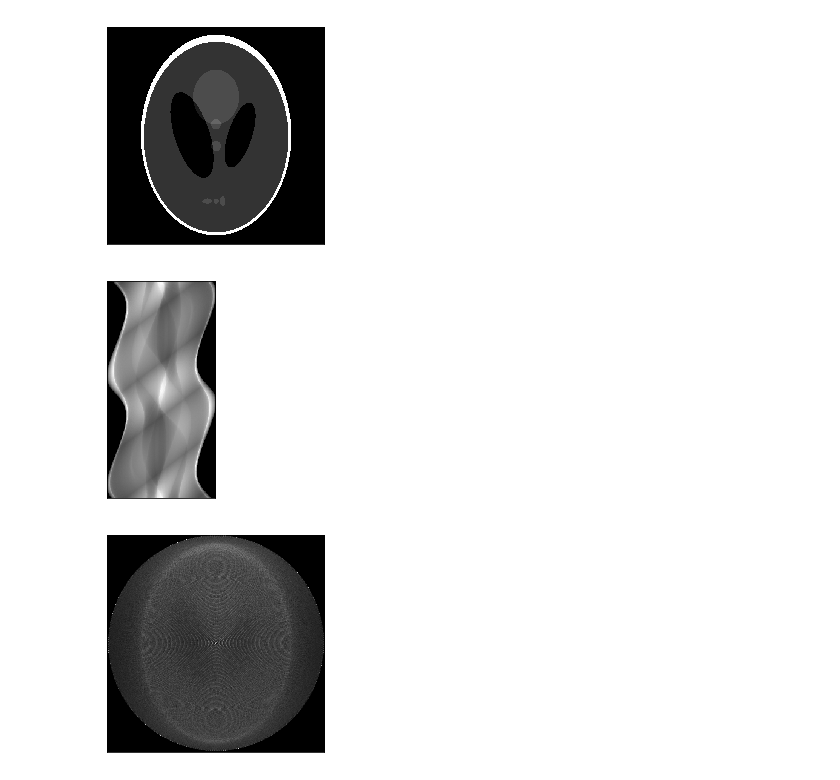
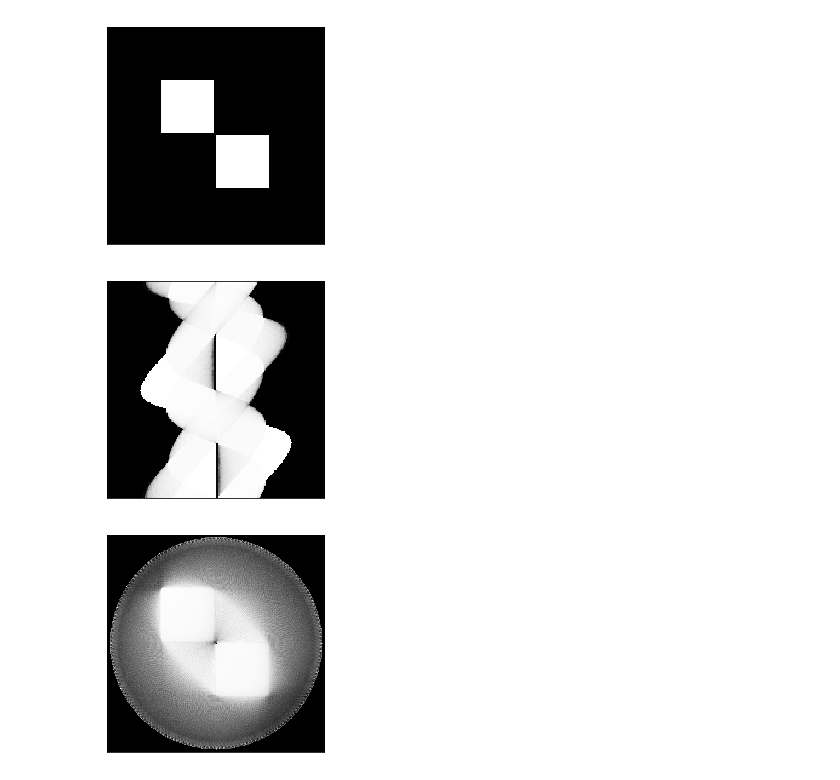
Before and after one commit to implikacja/Tomograf-IwM, a Jupyter notebook: tomograf.ipynb, the cells around one changed output. Cells and saved outputs as stored; diff of their text form; code cells hidden in the pictures.

Commit message:
Sinogram with diameter. Reverse Radon trandform done.

```diff
--- a/tomograf.ipynb
+++ b/tomograf.ipynb
@@ -21,10 +21,11 @@ def brightColor(color, brightness):
     color += brightness
     return color
 
-def BresenhamLine(img, x1, y1, x2, y2):
+def BresenhamLine(img, x1, y1, x2, y2, M):
     x = x1
     y = y1
     sum = 0
+    it = 0
 
     if x1 < x2:
         xi = 1
@@ -40,7 +41,11 @@ def BresenhamLine(img, x1, y1, x2, y2):
         yi = -1
         dy = y1 - y2
 
-    sum += colorMean(img[x][y])
+    col = colorMean(img[x][y])
+    sum += col
+    M[x][y] += 1
+    if col != 0.0:
+        it += 1
 
     if dx > dy:
         ai = (dy - dx) * 2
@@ -55,7 +60,11 @@ def BresenhamLine(img, x1, y1, x2, y2):
                 d += bi
                 x += xi
 
-            sum += colorMean(img[x][y])
+            col = colorMean(img[x][y])
+            sum += col
+            M[x][y] += 1
+            if col != 0.0:
+                it += 1
     else:
         ai = (dx - dy) * 2
         bi = dx * 2
@@ -69,9 +78,13 @@ def BresenhamLine(img, x1, y1, x2, y2):
                 d += bi
                 y += yi
 
-            sum += colorMean(img[x][y])
+            col = colorMean(img[x][y])
+            sum += col
+            M[x][y] += 1
+            if col != 0.0:
+                it += 1
 
-    return sum
+    return (sum / img.shape[0])
 
 def findMax(sinog):
     maks = 0
@@ -88,7 +101,7 @@ def normalize(sinog):
             sinog[i][j] = sinog[i][j] / maks * 255
     return sinog
 
-def sinogram(img, steps=12, l=45, detectors=5, alfa=180):
+def sinogram(img, M, steps=12, l=45, detectors=5, alfa=180):
     alfa = alfa / steps
     alfaRadians = m.radians(alfa)
     center = (int)(img.shape[0] / 2)
@@ -113,11 +126,9 @@ def sinogram(img, steps=12, l=45, detectors=5, alfa=180):
             yDet = center + int(radius * np.sin(tmpDetectorRadians))
             tmpDetectorRadians += detectorStep
 #             cv2.circle(img, (xDet,yDet), 5, (0,255-col,col), -1)
-            sinog[i].append(BresenhamLine(img, x, y, xDet, yDet))
+            sinog[i].append(BresenhamLine(img, x, y, xDet, yDet, M))
 
         tmpRadians += alfaRadians
-
-    sinog = normalize(sinog)
 
     for i, row in enumerate(sinog):
         for j, el in enumerate(row):
@@ -184,7 +195,7 @@ def BresenhamLineInverse(img, x1, y1, x2, y2, brightness):
     return img
 
 
-def inverseRadonTransform(img, sinog, steps, l, detectors, alfa):
+def inverseRadonTransform(img, M, sinog, steps, l, detectors, alfa):
     alfa = alfa / steps
     alfaRadians = m.radians(alfa)
     center = (int)(img.shape[0] / 2)
@@ -201,38 +212,47 @@ def inverseRadonTransform(img, sinog, steps, l, detectors, alfa):
     tmpRadians = 0
 
     for i in range(steps):
         x = center + int(radius * np.cos(tmpRadians))
         y = center + int(radius * np.sin(tmpRadians))
         tmpDetectorRadians = m.radians(180 - l/2) + tmpRadians
         detectorStep = m.radians(l / (detectors - 1))
         for j in range(detectors):
             xDet = center + int(radius * np.cos(tmpDetectorRadians))
             yDet = center + int(radius * np.sin(tmpDetectorRadians))
             tmpDetectorRadians += detectorStep
             brightness = colorMean(sinog[i][j])
             img2 = BresenhamLineInverse(img2, x, y, xDet, yDet, brightness)
 
         tmpRadians += alfaRadians
 
-    img2 = normalize(img2)
     for i, row in enumerate(img2):
         for j, el in enumerate(row):
+#             ver2
+            el = el / M[i][j]
             el = (round(el)).astype(np.uint8)
             img2[i][j] = [el, el, el]
 
     img2 = np.asarray(img2)
     return img2
 
 alfa = 360
-steps = 360
+steps = 180
 l = 270
 detectors = 180
-img = load("Shepp_logan.bmp")
+img = load("kwadraty2.bmp")
 plot(img)
-sinog = sinogram(img, steps, l, detectors, alfa)
-newImg = inverseRadonTransform(img, sinog, steps, l, detectors, alfa)
+
+width, height, channels = img.shape
+M = []
+for i in range(width):
+    M.append([])
+    for j in range(height):
+        M[i].append(0)
+
+sinog = sinogram(img, M, steps, l, detectors, alfa)
+newImg = inverseRadonTransform(img, M, sinog, steps, l, detectors, alfa)
 plot(newImg)
 # %% [output]
-[figure, old version]
+[figure, new version]
-[figure, old version]
+[figure, new version]
-[figure, old version]
+[figure, new version]
```
Also changed, not shown: 2 other files.
